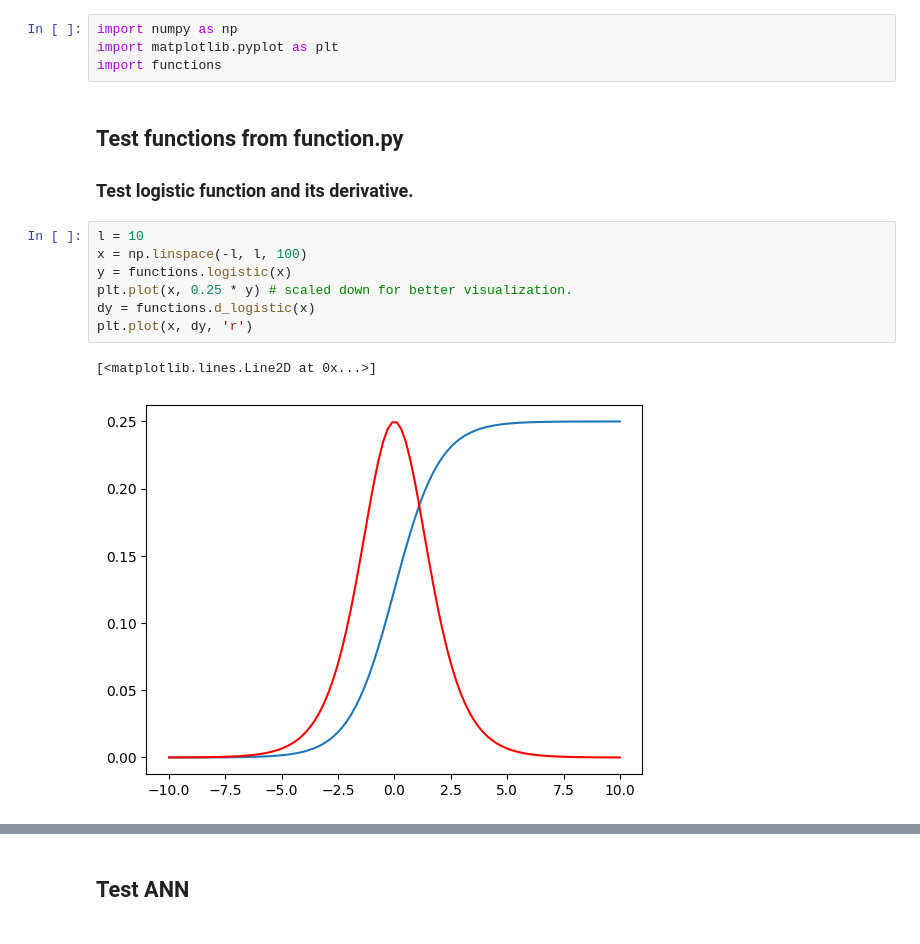
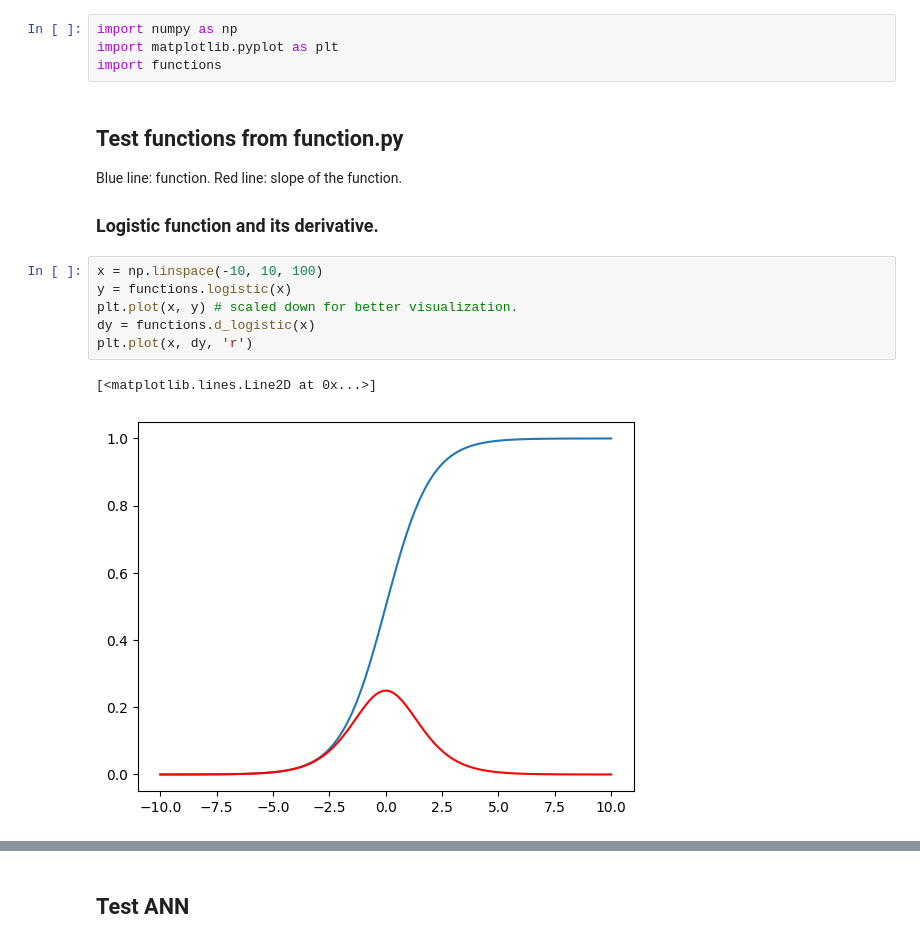
Before and after one commit to kramasamy90/Feedforward-Neural-Network, a Jupyter notebook: src/test.ipynb, the cells around one changed output, grey strips where cells are left out. Drawn from its saved outputs; the diff is of its cells as text.

```diff
--- a/src/test.ipynb
+++ b/src/test.ipynb
@@ -6,14 +6,15 @@ import matplotlib.pyplot as plt
 import functions
 # %% [markdown]
 ## Test functions from **function.py**
-### Test logistic function and its derivative.
+Blue line: function.
+Red line: slope of the function.
+### Logistic function and its derivative.
 # %%
-l = 10
-x = np.linspace(-l, l, 100)
+x = np.linspace(-10, 10, 100)
 y = functions.logistic(x)
-plt.plot(x, 0.25 * y) # scaled down for better visualization.
+plt.plot(x, y) # scaled down for better visualization.
 dy = functions.d_logistic(x)
 plt.plot(x, dy, 'r')
 # %% [output]
 [<matplotlib.lines.Line2D at 0x...>]
-[figure, old version]
+[figure, new version]
```
Also changed, not shown: parts of 5 cells of this notebook.
